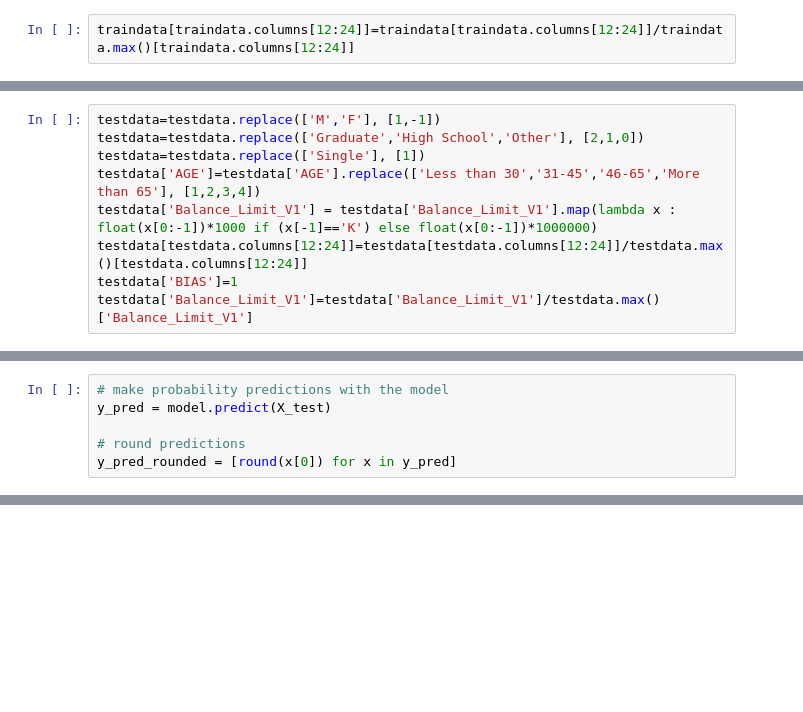
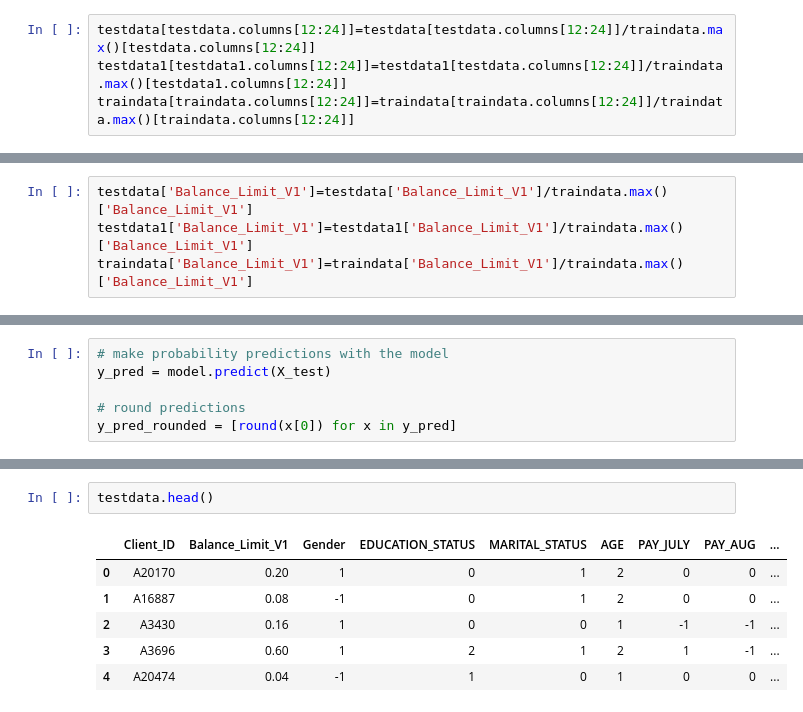
Before and after one commit to thuvarahan97/DataStorm1.0_TeamFixzels, a Jupyter notebook: Day2/neural_network.ipynb, the cells around one changed output, grey strips where cells are left out. Cells and saved outputs as stored; diff of their text form; blank space fills up the shorter version.

```diff
--- a/Day2/neural_network.ipynb
+++ b/Day2/neural_network.ipynb
@@ -148,4 +162,6 @@ NEXT_MONTH_DEFAULT                               ...
 
 [2 rows x 24 columns]
 # %%
+testdata[testdata.columns[12:24]]=testdata[testdata.columns[12:24]]/traindata.max()[testdata.columns[12:24]]
+testdata1[testdata1.columns[12:24]]=testdata1[testdata.columns[12:24]]/traindata.max()[testdata1.columns[12:24]]
 traindata[traindata.columns[12:24]]=traindata[traindata.columns[12:24]]/traindata.max()[traindata.columns[12:24]]
@@ -154,2 +168,6 @@ traindata['Balance_Limit_V1']=traindata['Balance_Limit_V1']/traindata.max()['Bal
+# %%
+testdata['Balance_Limit_V1']=testdata['Balance_Limit_V1']/traindata.max()['Balance_Limit_V1']
+testdata1['Balance_Limit_V1']=testdata1['Balance_Limit_V1']/traindata.max()['Balance_Limit_V1']
+traindata['Balance_Limit_V1']=traindata['Balance_Limit_V1']/traindata.max()['Balance_Limit_V1']
 # %%
 traindata['BIAS']=1
@@ -156,12 +176,3 @@ traindata['BIAS']=1
-# %%
-testdata=testdata.replace(['M','F'], [1,-1])
-testdata=testdata.replace(['Graduate','High School','Other'], [2,1,0])
-testdata=testdata.replace(['Single'], [1])
-testdata['AGE']=testdata['AGE'].replace(['Less than 30','31-45','46-65','More than 65'], [1,2,3,4])
-testdata['Balance_Limit_V1'] = testdata['Balance_Limit_V1'].map(lambda x : float(x[0:-1])*1000 if (x[-1]=='K') else float(x[0:-1])*1000000)
-testdata[testdata.columns[12:24]]=testdata[testdata.columns[12:24]]/testdata.max()[testdata.columns[12:24]]
-testdata['BIAS']=1
-testdata['Balance_Limit_V1']=testdata['Balance_Limit_V1']/testdata.max()['Balance_Limit_V1']
 # %%
 independentVar= ['Balance_Limit_V1',
                  'Gender',
@@ -265,0 +295,9 @@ plt.show()
+# %%
+testdata.head()
+# %% [output]
+|  | Client_ID | Balance_Limit_V1 | Gender | EDUCATION_STATUS | MARITAL_STATUS | AGE | PAY_JULY | PAY_AUG | ... |
+| 0 | A20170 | 0.20 | 1 | 0 | 1 | 2 | 0 | 0 | ... |
+| 1 | A16887 | 0.08 | -1 | 0 | 1 | 2 | 0 | 0 | ... |
+| 2 | A3430 | 0.16 | 1 | 0 | 0 | 1 | -1 | -1 | ... |
+| 3 | A3696 | 0.60 | 1 | 2 | 1 | 2 | 1 | -1 | ... |
+| 4 | A20474 | 0.04 | -1 | 1 | 0 | 1 | 0 | 0 | ... |
```
Also changed, not shown: parts of 29 cells of this notebook.
